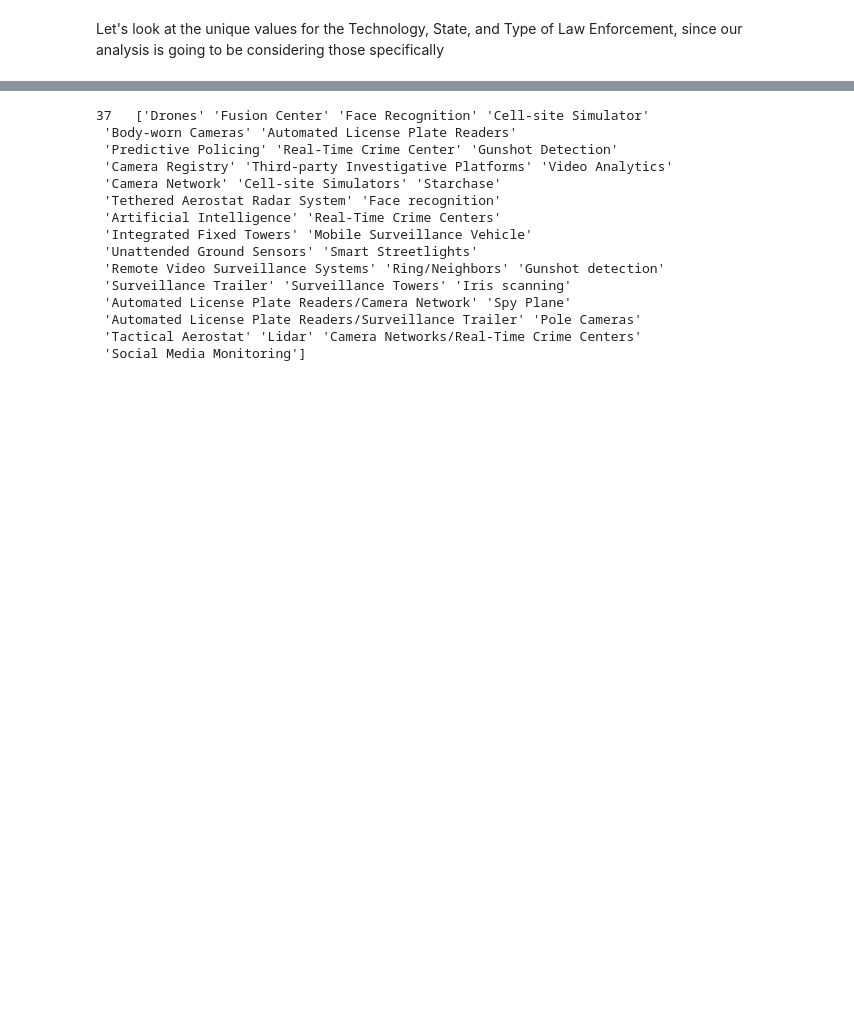
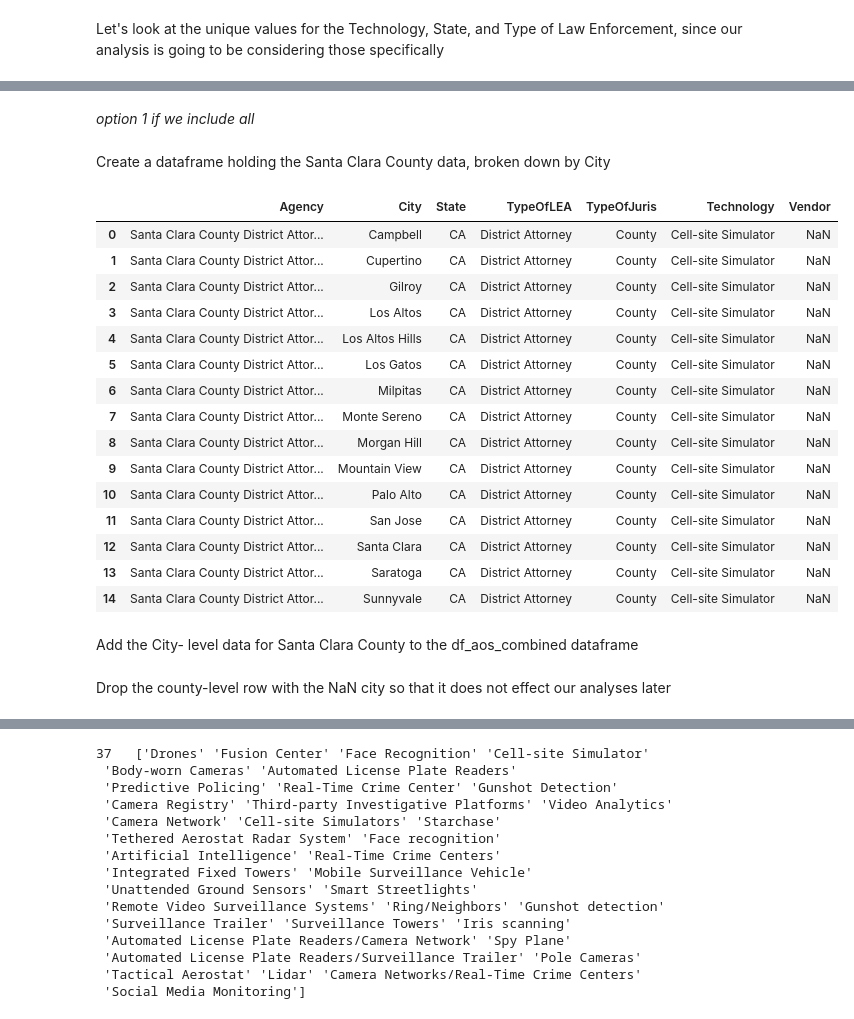
Before and after one commit to robinphurtado/SDSUDataScienceProject, a Jupyter notebook: notebooks/surveilanceproject.ipynb, the cells around one changed output, grey strips where cells are left out. Saved outputs shown, nothing was run; the diff lists cells and outputs as text; code cells hidden in the pictures; blank space fills up the shorter version.

```diff
--- a/notebooks/surveilanceproject.ipynb
+++ b/notebooks/surveilanceproject.ipynb
@@ -609,0 +654,7 @@ Let's look at the unique values for the Technology, State, and Type of Law Enfor
+# %%
+# retrieve the index of the row which has California State University San Marcos Police Department as its agency and null value as its State
+idx = df_aos_combined[(df_aos_combined['Agency'] == 'California State University San Marcos Police Department') & (df_aos_combined['City'].isnull())]['City'].index
+# store 'San Marcos as its city
+df_aos_combined.loc[idx,'City'] = 'San Marcos'
+# confirm the value stored
+df_aos_combined.loc[idx]
@@ -609,0 +679,46 @@ Let's look at the unique values for the Technology, State, and Type of Law Enfor
+# %% [markdown]
+*option 1 if we include all*
+# %% [markdown]
+Create a dataframe holding the Santa Clara County data, broken down by City
+# %%
+# retrieve index of the row for Santa Clara County District Attorney's Office and null City
+idx_scc_null = df_aos_combined[(df_aos_combined['Agency'] == "Santa Clara County District Attorney's Office") & (df_aos_combined['City'].isnull())].index
+# above results in an array of one index, retrieve the actual value we will need for indexing
+idx_scc_null = idx_scc_null[0]
+
+# store all cities in Santa Clara county as scc_cities
+scc_cities = ['Campbell', 'Cupertino', 'Gilroy', 'Los Altos', 'Los Altos Hills', 'Los Gatos', 'Milpitas', 'Monte Sereno', 'Morgan Hill', 'Mountain View', 'Palo Alto', 'San Jose', 'Santa Clara', 'Saratoga', 'Sunnyvale']
+# store values for other columns held in the row
+sccda_agency = df_aos_combined.loc[idx_scc_null]['Agency']
+sccda_state = df_aos_combined.loc[idx_scc_null, 'State']
+sccda_typeLEA = 'District Attorney' # there is a typo in the stored value for this record, so we are correcting it now instead of duplicating the error
+sccda_typeJuris = df_aos_combined.loc[idx_scc_null, 'TypeOfJuris']
+sccda_tech = df_aos_combined.loc[idx_scc_null, 'Technology']
+sccda_vendor = df_aos_combined.loc[idx_scc_null, 'Vendor']
+# %%
+# combine the newly created data for these cities into a dictionary
+scc_data = {'Agency': [sccda_agency] * len(scc_cities), 'City': scc_cities, 'State': [sccda_state]*len(scc_cities), 'TypeOfLEA': [sccda_typeLEA]*len(scc_cities),  'TypeOfJuris': [sccda_typeJuris]*len(scc_cities), 'Technology': [sccda_tech]*len(scc_cities), 'Vendor': [sccda_vendor]*len(scc_cities)}
+# create a dataframe from the dictionary
+df_sc_da_data = pd.DataFrame(scc_data)
+# %%
+# confirm the dataframe has been created with the correct data before adding it to the existing dataframe
+df_sc_da_data
+# %% [output]
+|  | Agency | City | State | TypeOfLEA | TypeOfJuris | Technology | Vendor |
+| 0 | Santa Clara County District Attor... | Campbell | CA | District Attorney | County | Cell-site Simulator | NaN |
+| 1 | Santa Clara County District Attor... | Cupertino | CA | District Attorney | County | Cell-site Simulator | NaN |
+| 2 | Santa Clara County District Attor... | Gilroy | CA | District Attorney | County | Cell-site Simulator | NaN |
+| 3 | Santa Clara County District Attor... | Los Altos | CA | District Attorney | County | Cell-site Simulator | NaN |
+| 4 | Santa Clara County District Attor... | Los Altos Hills | CA | District Attorney | County | Cell-site Simulator | NaN |
+| 5 | Santa Clara County District Attor... | Los Gatos | CA | District Attorney | County | Cell-site Simulator | NaN |
+| 6 | Santa Clara County District Attor... | Milpitas | CA | District Attorney | County | Cell-site Simulator | NaN |
+| 7 | Santa Clara County District Attor... | Monte Sereno | CA | District Attorney | County | Cell-site Simulator | NaN |
+| 8 | Santa Clara County District Attor... | Morgan Hill | CA | District Attorney | County | Cell-site Simulator | NaN |
+| 9 | Santa Clara County District Attor... | Mountain View | CA | District Attorney | County | Cell-site Simulator | NaN |
+| 10 | Santa Clara County District Attor... | Palo Alto | CA | District Attorney | County | Cell-site Simulator | NaN |
+| 11 | Santa Clara County District Attor... | San Jose | CA | District Attorney | County | Cell-site Simulator | NaN |
+| 12 | Santa Clara County District Attor... | Santa Clara | CA | District Attorney | County | Cell-site Simulator | NaN |
+| 13 | Santa Clara County District Attor... | Saratoga | CA | District Attorney | County | Cell-site Simulator | NaN |
+| 14 | Santa Clara County District Attor... | Sunnyvale | CA | District Attorney | County | Cell-site Simulator | NaN |
+# %% [markdown]
+Add the City- level data for Santa Clara County to the df_aos_combined dataframe
@@ -609,0 +727,2 @@ Let's look at the unique values for the Technology, State, and Type of Law Enfor
+# %% [markdown]
+Drop the county-level row with the NaN city so that it does not effect our analyses later
```
Also changed, not shown: parts of 41 cells of this notebook.
